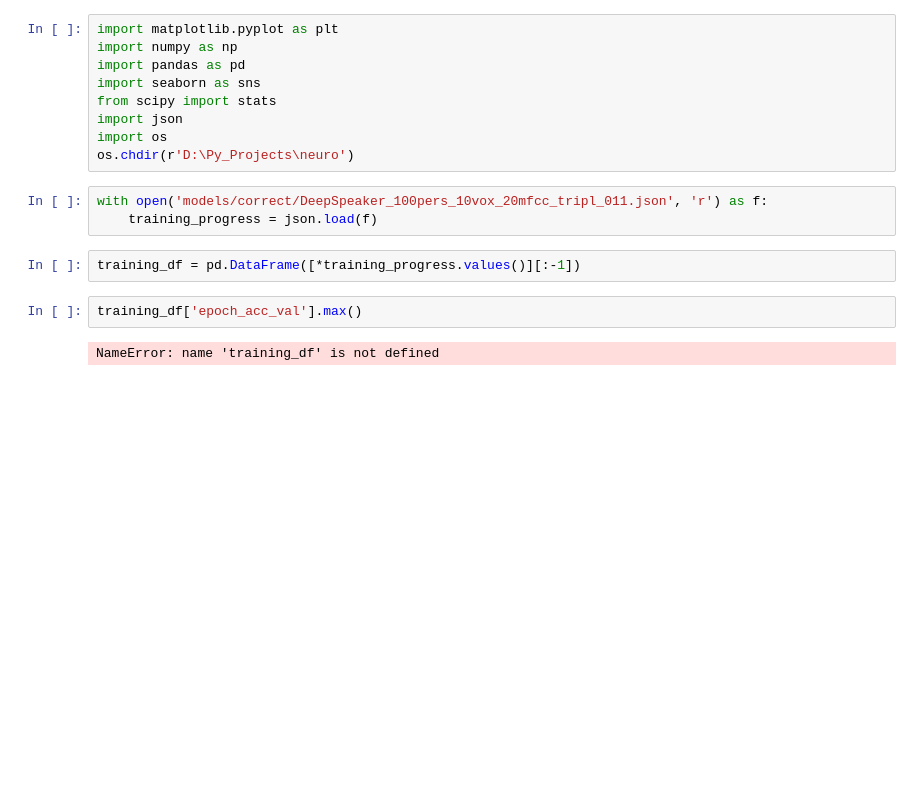
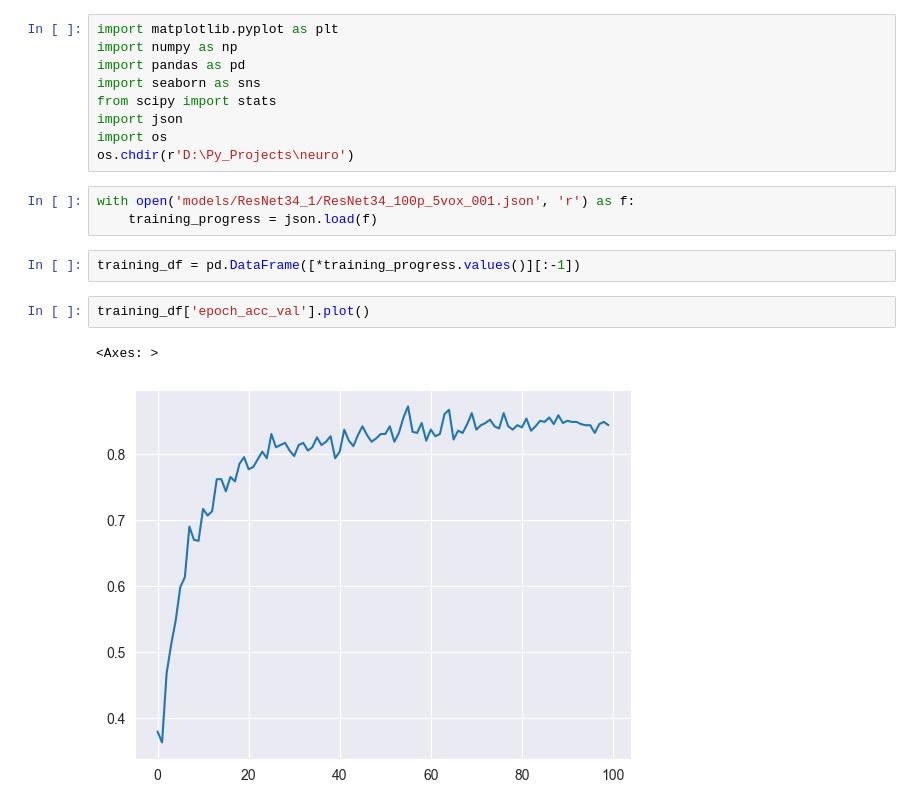
Before and after one commit to Outsider-corp/voice_biometry_recognition, a Jupyter notebook: research.ipynb, the cells around one changed output. Drawn from its saved outputs; the diff is of its cells as text; blank space fills up the shorter version.

```diff
--- a/research.ipynb
+++ b/research.ipynb
@@ -8,14 +8,15 @@ import json
 import os
 os.chdir(r'D:\Py_Projects\neuro')
 # %%
-with open('models/correct/DeepSpeaker_100pers_10vox_20mfcc_tripl_011.json', 'r') as f:
+with open('models/ResNet34_1/ResNet34_100p_5vox_001.json', 'r') as f:
     training_progress = json.load(f)
 # %%
 training_df = pd.DataFrame([*training_progress.values()][:-1])
 # %%
-training_df['epoch_acc_val'].max()
+training_df['epoch_acc_val'].plot()
 # %% [output]
-NameError: name 'training_df' is not defined
+<Axes: >
+[figure, added]
 # %%
 training_df['epoch_loss_val'].plot()
 # %% [output]
```
Also changed, not shown: parts of 2 cells of this notebook, 13 other files.
